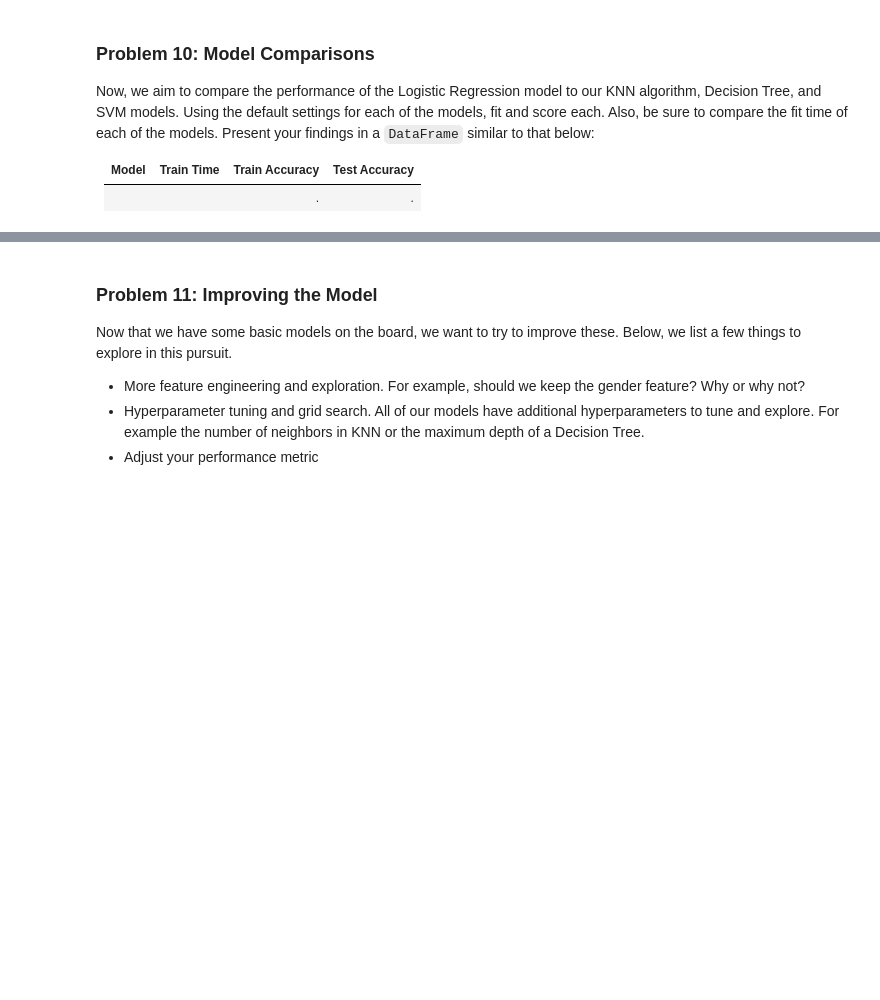
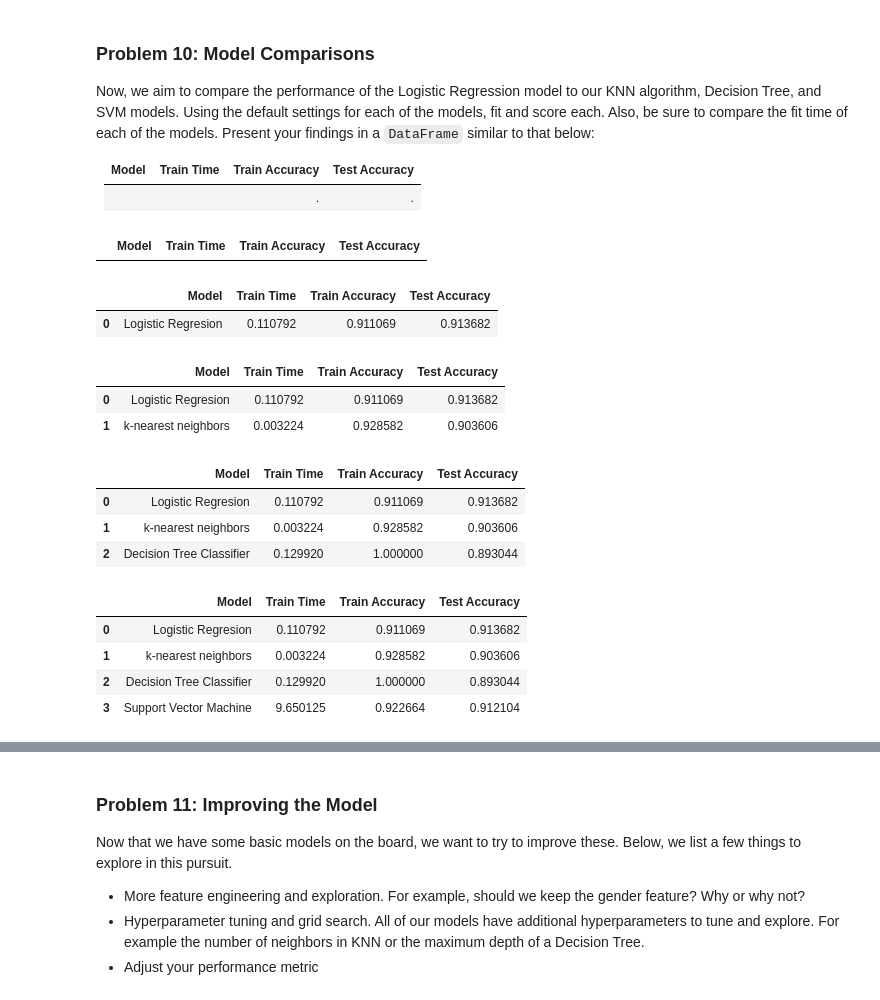
Before and after one commit to bgajare/ucb-aiml-comparing-classifiers, a Jupyter notebook: comparing_classifiers.ipynb, the cells around one changed output, grey strips where cells are left out. Saved outputs shown, nothing was run; the diff lists cells and outputs as text; code cells hidden in the pictures; blank space fills up the shorter version.

Commit message:
#Answer to problem 10 - comparing classifiers

```diff
--- a/comparing_classifiers.ipynb
+++ b/comparing_classifiers.ipynb
@@ -411,3 +417,75 @@ Now, we aim to compare the performance of the Logistic Regression model to our K
 | Model | Train Time | Train Accuracy | Test Accuracy |
 | ----- | ---------- | -------------  | -----------   |
 |     |    |.     |.     |
+# %%
+# First create the Dataframe as above
+df_model_comparison = pd.DataFrame(columns=['Model', 'Train Time', 'Train Accuracy', 'Test Accuracy'])
+df_model_comparison
+# %% [output]
+|  | Model | Train Time | Train Accuracy | Test Accuracy |
+# %%
+# Helper function to perform model training and computing accuracy score
+
+def train_and_evaluate_model(model, model_name):
+    # Was not able to access the global variable without this. Found solution in google
+    global X_train
+    global X_test
+    global y_train
+    global y_test
+    global df_model_comparison
+
+    # Not sure if all models compute the timing, doing it here to keep it consistent for all models.
+    start_time = time.time()
+    model.fit(X_train, y_train)
+    end_time = time.time()
+
+    train_time = end_time - start_time
+
+    train_accuracy = model.score(X_train, y_train)
+    test_accuracy = model.score(X_test, y_test)
+
+    # Create a dictionary for the current model's results
+    results = {
+        'Model': model_name,
+        'Train Time': train_time,
+        'Train Accuracy': train_accuracy,
+        'Test Accuracy': test_accuracy
+    }
+
+    # Append to the comparison DataFrame
+    df_model_comparison = pd.concat([df_model_comparison, pd.DataFrame([results])], ignore_index=True)
+    display(df_model_comparison)
+# %%
+# Add Logistic regression model (from problem 8 an 9) to results
+
+train_and_evaluate_model(logistic_reg_model, "Logistic Regresion")
+# %% [output]
+|  | Model | Train Time | Train Accuracy | Test Accuracy |
+| 0 | Logistic Regresion | 0.110792 | 0.911069 | 0.913682 |
+# %%
+# Create, train and evaluate the k-nearest neighbors model
+knn_model = KNeighborsClassifier()
+train_and_evaluate_model(knn_model, "k-nearest neighbors")
+# %% [output]
+|  | Model | Train Time | Train Accuracy | Test Accuracy |
+| 0 | Logistic Regresion | 0.110792 | 0.911069 | 0.913682 |
+| 1 | k-nearest neighbors | 0.003224 | 0.928582 | 0.903606 |
+# %%
+# Create, train and evaluate the DecisionTreeClasifeir
+dtc_model = DecisionTreeClassifier(random_state=42)
+train_and_evaluate_model(dtc_model, "Decision Tree Classifier")
+# %% [output]
+|  | Model | Train Time | Train Accuracy | Test Accuracy |
+| 0 | Logistic Regresion | 0.110792 | 0.911069 | 0.913682 |
+| 1 | k-nearest neighbors | 0.003224 | 0.928582 | 0.903606 |
+| 2 | Decision Tree Classifier | 0.129920 | 1.000000 | 0.893044 |
+# %%
+# Create, train and evaluate the Support vector Machine model
+svc_model = SVC(random_state=42)
+train_and_evaluate_model(svc_model, "Support Vector Machine")
+# %% [output]
+|  | Model | Train Time | Train Accuracy | Test Accuracy |
+| 0 | Logistic Regresion | 0.110792 | 0.911069 | 0.913682 |
+| 1 | k-nearest neighbors | 0.003224 | 0.928582 | 0.903606 |
+| 2 | Decision Tree Classifier | 0.129920 | 1.000000 | 0.893044 |
+| 3 | Support Vector Machine | 9.650125 | 0.922664 | 0.912104 |
```
Also changed, not shown: parts of 4 cells of this notebook.
